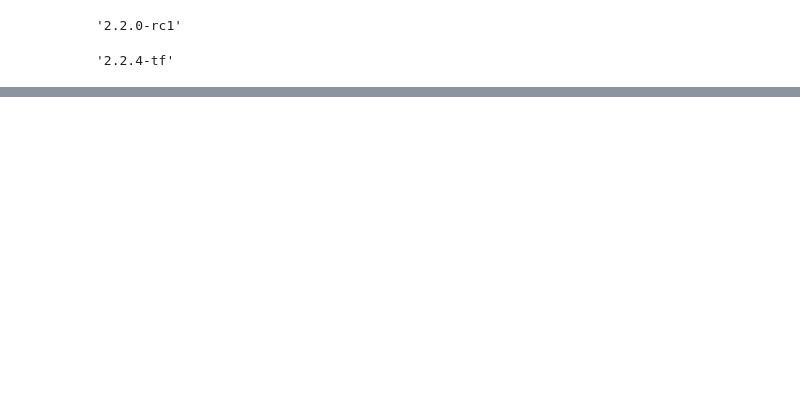
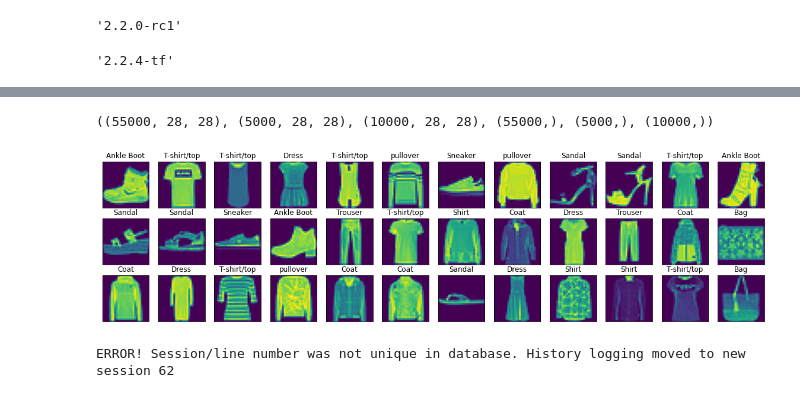
Before and after one commit to krishnamani77/TF2_Notebooks, a Jupyter notebook: keras_mlp_examples.ipynb, the cells around one changed output, grey strips where cells are left out. Cells and saved outputs as stored; diff of their text form; code cells hidden in the pictures; blank space fills up the shorter version.

```diff
--- a/keras_mlp_examples.ipynb
+++ b/keras_mlp_examples.ipynb
@@ -11,3 +11,7 @@ tf.__version__
 keras.__version__
 # %% [output]
 '2.2.4-tf'
+# %%
+fashion_mnist = keras.datasets.fashion_mnist
+# %%
+(X_train_full, y_train_full) , (X_test, y_test) = fashion_mnist.load_data()
@@ -13,0 +39,6 @@ keras.__version__
+# %%
+X_train.shape, X_valid.shape, X_test.shape, y_train.shape, y_valid.shape, y_test.shape
+# %% [output]
+((55000, 28, 28), (5000, 28, 28), (10000, 28, 28), (55000,), (5000,), (10000,))
+# %%
+class_names=['T-shirt/top','Trouser','pullover','Dress','Coat','Sandal','Shirt','Sneaker','Bag','Ankle Boot']
@@ -13,0 +49,16 @@ keras.__version__
+# %%
+fig = plt.figure(figsize=(20,5))
+for i in range(36):
+    ax = fig.add_subplot(3, 12, i + 1, xticks=[], yticks=[])
+    ax.title.set_text(class_names[y_train_full[i]])
+    ax.imshow(np.squeeze(X_train_full[i]))
+# %% [output]
+[figure, added]
+# %%
+model = keras.models.Sequential()
+model.add(keras.layers.Flatten(input_shape=[28,28]))
+model.add(keras.layers.Dense(300, activation="relu"))
+model.add(keras.layers.Dense(100, activation="relu"))
+model.add(keras.layers.Dense(len(class_names), activation="softmax"))
+# %% [output]
+ERROR! Session/line number was not unique in database. History logging moved to new session 62
```
Also changed, not shown: parts of 6 cells of this notebook.
